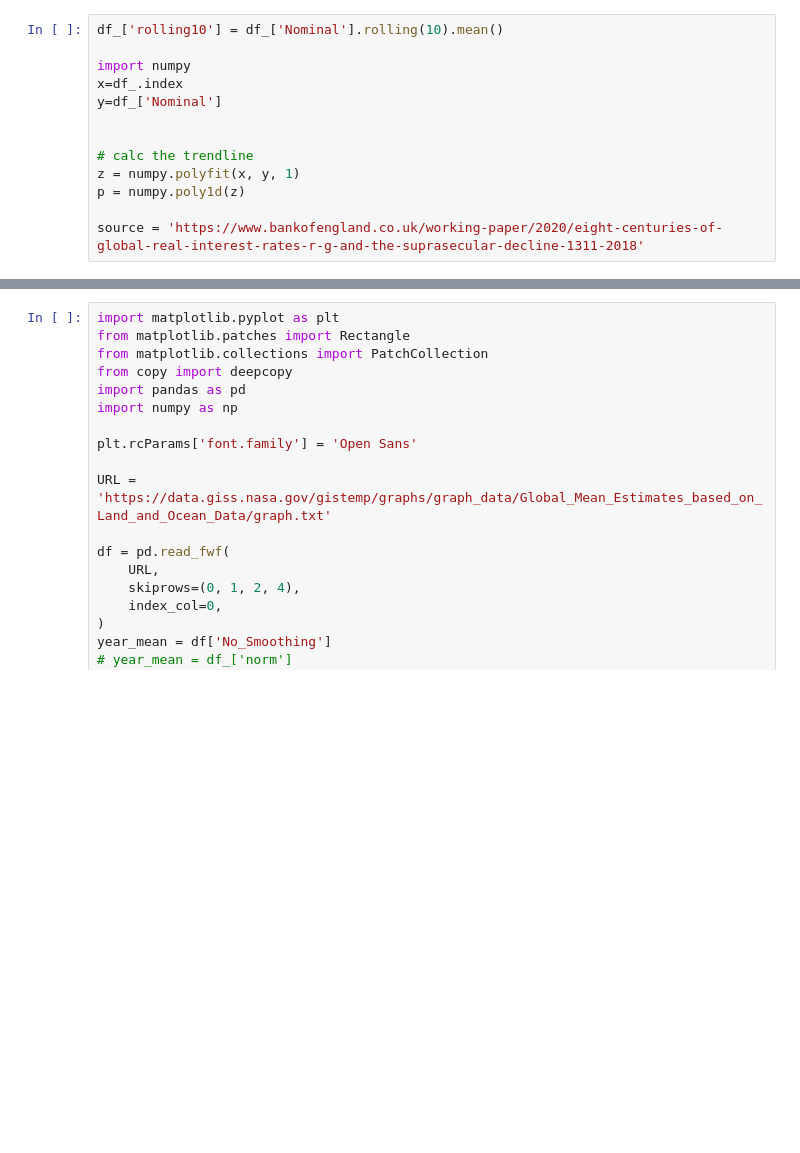
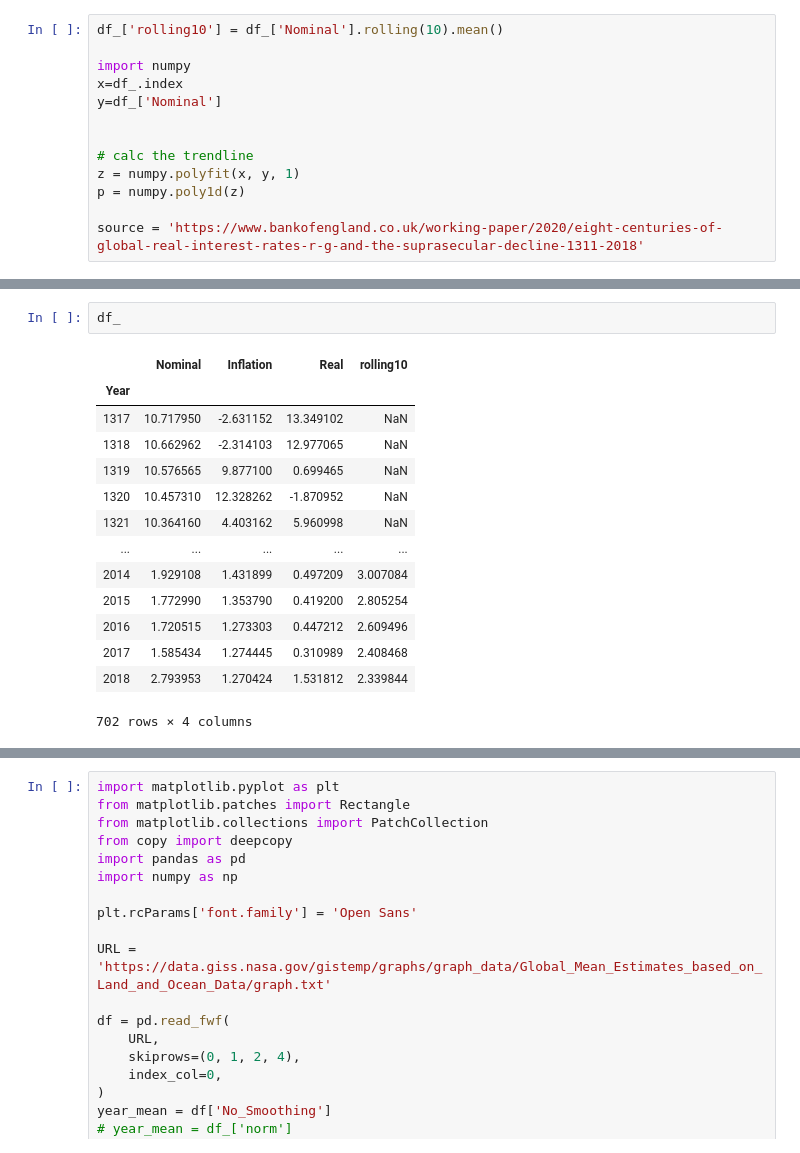
Before and after one commit to MaartenKool/CookBooks, a Jupyter notebook: ColorStripes.ipynb, the cells around one changed output, grey strips where cells are left out. Cells and saved outputs as stored; diff of their text form; blank space fills up the shorter version.

```diff
--- a/ColorStripes.ipynb
+++ b/ColorStripes.ipynb
@@ -154,3 +147,20 @@ AttributeError: 'Figure' object has no attribute 'display'
+# %%
+df_
+# %% [output]
+|  | Nominal | Inflation | Real | rolling10 |
+| Year |  |  |  |  |
+| 1317 | 10.717950 | -2.631152 | 13.349102 | NaN |
+| 1318 | 10.662962 | -2.314103 | 12.977065 | NaN |
+| 1319 | 10.576565 | 9.877100 | 0.699465 | NaN |
+| 1320 | 10.457310 | 12.328262 | -1.870952 | NaN |
+| 1321 | 10.364160 | 4.403162 | 5.960998 | NaN |
+| ... | ... | ... | ... | ... |
+| 2014 | 1.929108 | 1.431899 | 0.497209 | 3.007084 |
+| 2015 | 1.772990 | 1.353790 | 0.419200 | 2.805254 |
+| 2016 | 1.720515 | 1.273303 | 0.447212 | 2.609496 |
+| 2017 | 1.585434 | 1.274445 | 0.310989 | 2.408468 |
+| 2018 | 2.793953 | 1.270424 | 1.531812 | 2.339844 |
+702 rows × 4 columns
 # %%
 import matplotlib.pyplot as plt
 from matplotlib.patches import Rectangle
```
Also changed, not shown: parts of 6 cells of this notebook, 6 other files.
